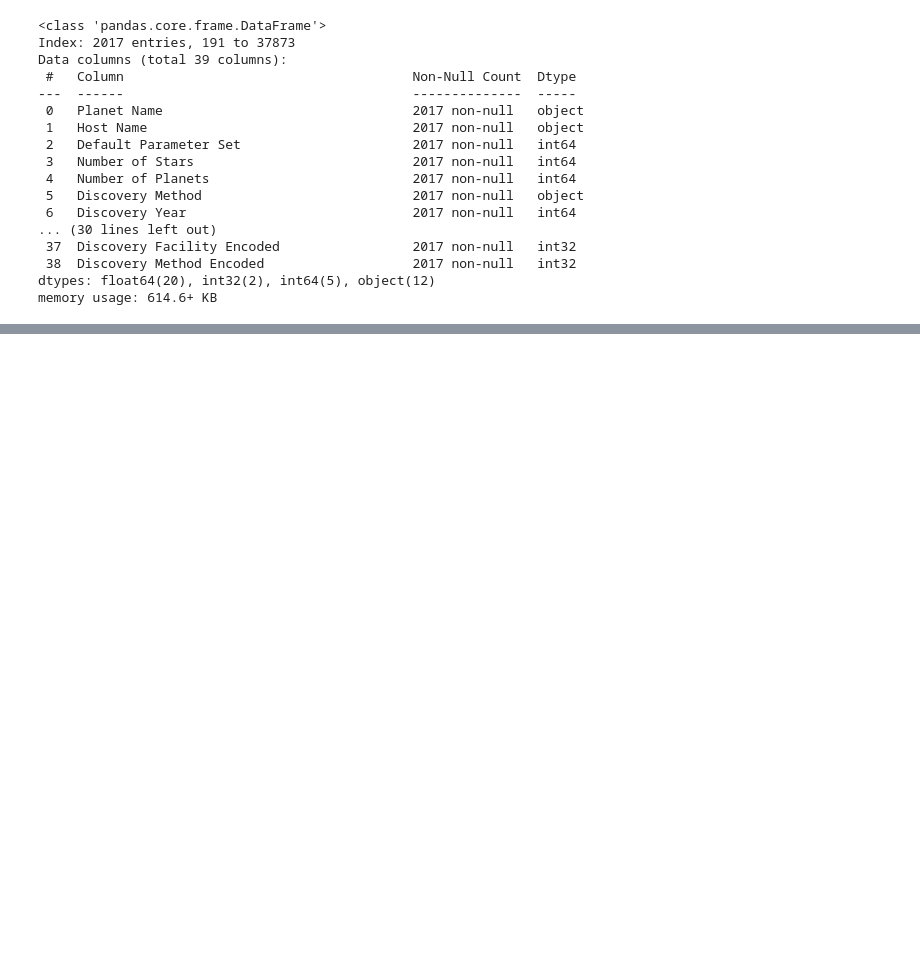
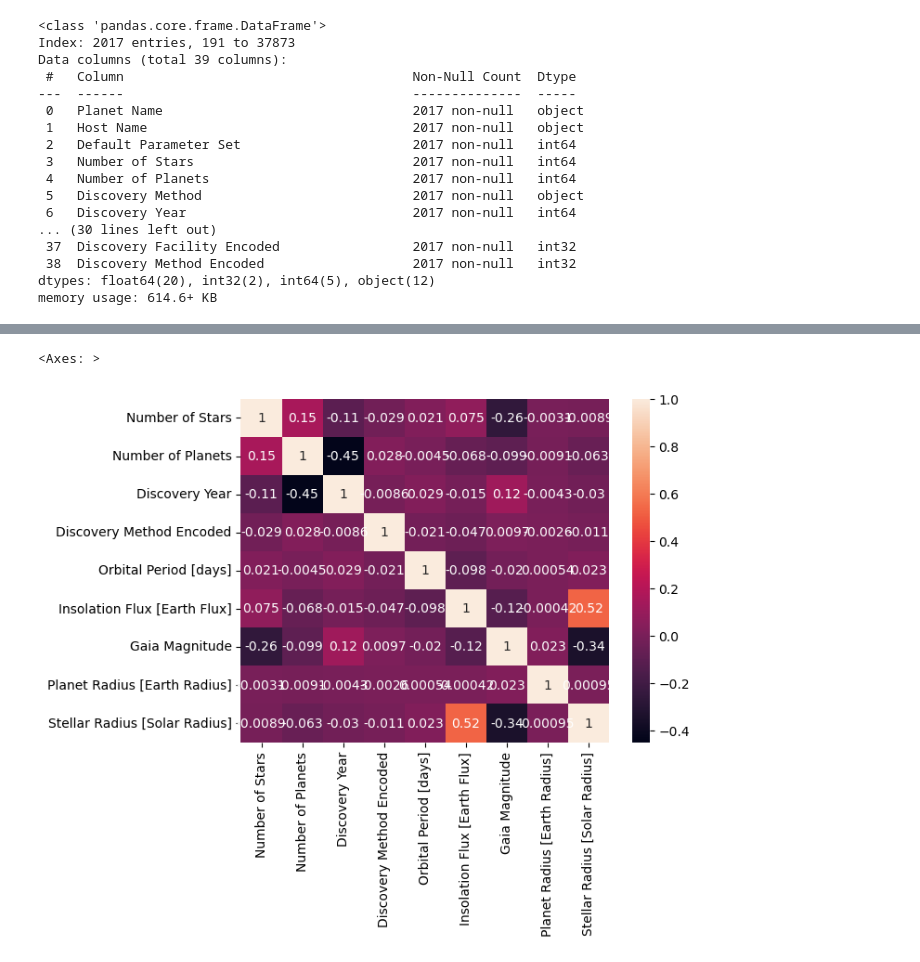
Before and after one commit to joshstantoncodes/Exoplanet-Exploration-Through-Data-Mining, a Jupyter notebook: exoplanetMining.ipynb, the cells around one changed output, grey strips where cells are left out. Saved outputs shown, nothing was run; the diff lists cells and outputs as text; code cells hidden in the pictures; blank space fills up the shorter version.

```diff
--- a/exoplanetMining.ipynb
+++ b/exoplanetMining.ipynb
@@ -469,0 +487,9 @@ kepler_filtered[Data show Transit Timing Variations']
+# %%
+kepler_discovery = kepler_filtered[['Planet Name', 'Host Name', 'Number of Stars', 'Number of Planets', 'Discovery Method',
+                                   'Discovery Year', 'Discovery Method Encoded', 'Orbital Period [days]',
+                                   'Insolation Flux [Earth Flux]', 'Gaia Magnitude', 'Planet Radius [Earth Radius]',
+                                    'Stellar Radius [Solar Radius]']]
+sns.heatmap(kepler_discovery.corr(method='pearson', numeric_only=True),annot=True)
+# %% [output]
+<Axes: >
+[figure, added]
```
Also changed, not shown: parts of 17 cells of this notebook.
